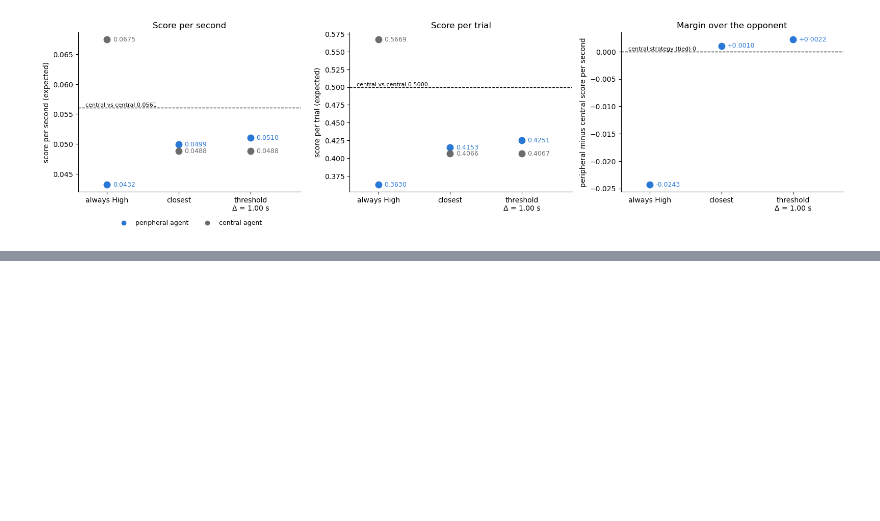
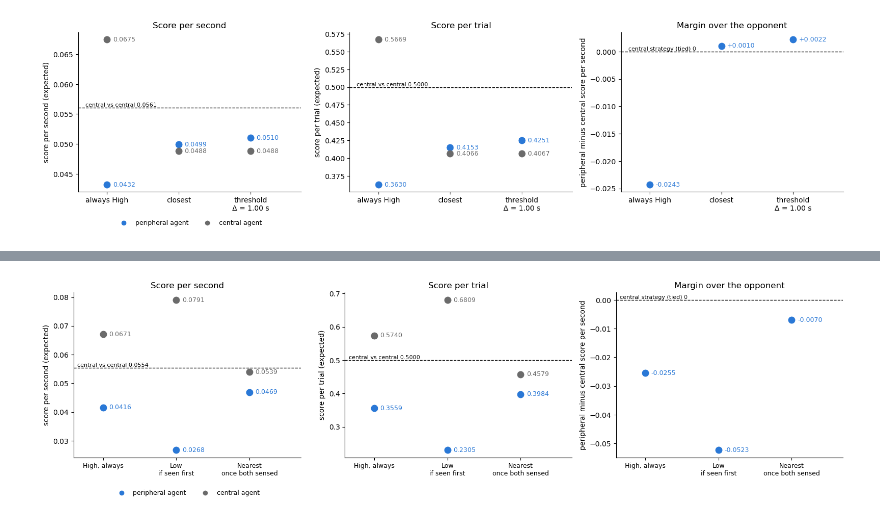
Before and after one commit to tomhagley6/octagon_analysis, a Jupyter notebook: demos/analytical_modelling/nearer_wall_choice.ipynb, the cells around one changed output, grey strips where cells are left out. Cells and saved outputs as stored; diff of their text form; code cells hidden in the pictures; blank space fills up the shorter version.

```diff
--- a/demos/analytical_modelling/nearer_wall_choice.ipynb
+++ b/demos/analytical_modelling/nearer_wall_choice.ipynb
@@ -473,0 +693,43 @@ central_alignment_260929_central5: loaded from cache
+# %%
+RULES_RAYS = [('High, always', 'high'), ('Low if seen first', 'low_first'), ('Nearest once both sensed', 'nearest')]
+C_RULE = {'high': C_HIGH, 'low_first': C_CLOSEST, 'nearest': C_THRESH}
+summ_rays = pd.concat([ar.summarise(ray_pooled, OVERHEAD, pol, central_t=CENTRAL_T).assign(rule=lab)
+                       for lab, pol in RULES_RAYS], ignore_index=True).set_index('rule')
+summ_rays['margin'] = summ_rays['periph_score_s'] - summ_rays['central_score_s']
+table = summ_rays[['periph_score_s', 'central_score_s', 'margin', 'periph_score_trial', 'central_score_trial',
+                   'periph_win', 'p_go_low', 'race_s']].copy()
+table.loc['central vs central'] = [REF_RAYS['score_s'], REF_RAYS['score_s'], 0.0, 0.5, 0.5, 0.5, 0.0, REF_RAYS['race_s']]
+table.columns = ['peripheral score/s', 'central score/s', 'margin (score/s)', 'peripheral score/trial',
+                 'central score/trial', 'peripheral win share', 'share heading Low', 'race (s)']
+display(table.round(4))
+
+# figure 9a: the three rules side by side
+fig, axes = plt.subplots(1, 3, figsize=(16, 4.6))
+xr = np.arange(len(summ_rays))
+for ax, (pc, cc, ylab, r) in zip(axes[:2], (('periph_score_s', 'central_score_s', 'score per second', REF_RAYS['score_s']),
+                                            ('periph_score_trial', 'central_score_trial', 'score per trial', 0.5))):
+    ax.plot(xr, summ_rays[pc], 'o', color=C_PERIPH, ms=9)
+    ax.plot(xr, summ_rays[cc], 'o', color=C_CENTRAL, ms=9)
+    for xi, vp, vc in zip(xr, summ_rays[pc], summ_rays[cc]):
+        ax.text(xi + 0.08, vp, f'{vp:.4f}', va='center', fontsize=9, color=C_PERIPH)
+        ax.text(xi + 0.08, vc, f'{vc:.4f}', va='center', fontsize=9, color=C_CENTRAL)
+    ax.axhline(r, color='black', ls='--', lw=1)
+    ax.text(-0.35, r, f'central vs central {r:.4f}', va='bottom', fontsize=8)
+    ax.set_ylabel(f'{ylab} (expected)')
+ax = axes[2]
+ax.plot(xr, summ_rays['margin'], 'o', color=C_PERIPH, ms=9)
+for xi, v in zip(xr, summ_rays['margin']):
+    ax.text(xi + 0.08, v, f'{v:+.4f}', va='center', fontsize=9, color=C_PERIPH)
+ax.axhline(0, color='black', ls='--', lw=1)
+ax.text(-0.35, 0, 'central strategy (tied) 0', va='bottom', fontsize=8)
+ax.set_ylabel('peripheral minus central score per second')
+for ax, t in zip(axes, ('Score per second', 'Score per trial', 'Margin over the opponent')):
+    ax.set_xticks(xr, [lab.replace(' once', '\nonce').replace(' if', '\nif') for lab, _ in RULES_RAYS], fontsize=9)
+    ax.set_xlim(-0.4, len(xr) - 0.3)
+    ax.spines[['top', 'right']].set_visible(False)
+    ax.set_title(t)
+axes[0].plot([], [], 'o', color=C_PERIPH, label='peripheral agent')
+axes[0].plot([], [], 'o', color=C_CENTRAL, label='central agent')
+axes[0].legend(frameon=False, fontsize=9, loc='upper center', bbox_to_anchor=(0.5, -0.16), ncol=2)
+plt.tight_layout(); plt.show()
+# %% [output]
@@ -473,0 +742 @@ central_alignment_260929_central5: loaded from cache
+[figure, added]
```
Also changed, not shown: parts of 21 cells of this notebook, 14 other files.
